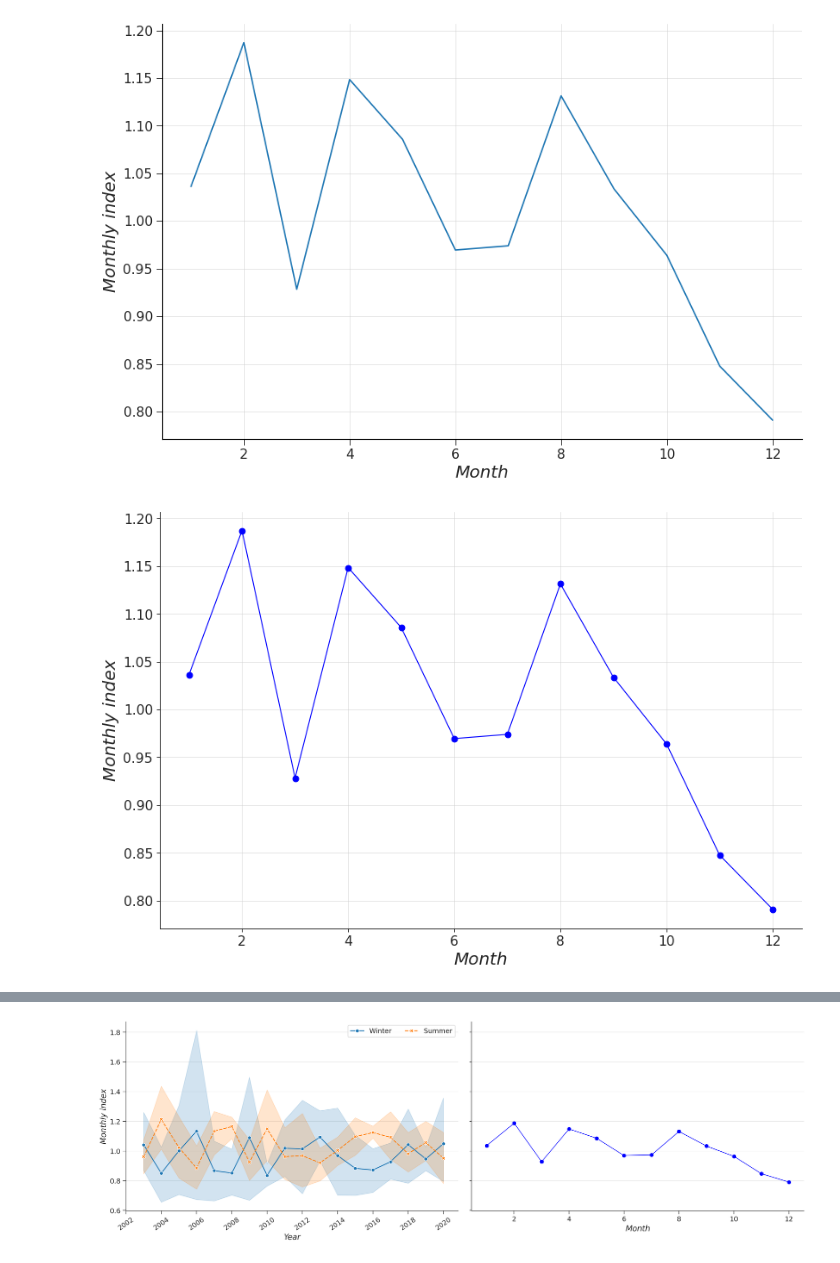
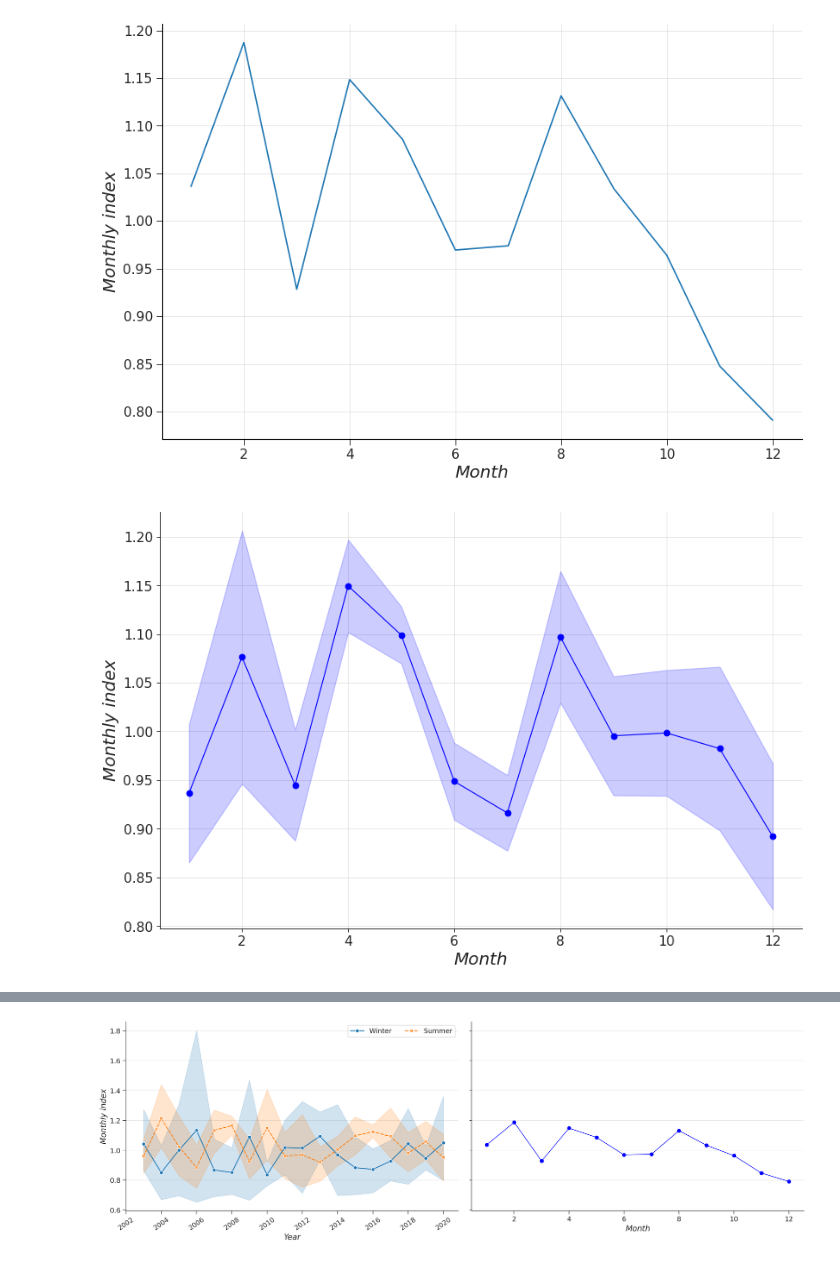
Before and after one commit to ADv0rnik/Data-analysis-for-JER, a Jupyter notebook: Monthly_index_calc.ipynb, the cells around one changed output, grey strips where cells are left out. Cells and saved outputs as stored; diff of their text form; code cells hidden in the pictures.

```diff
--- a/Monthly_index_calc.ipynb
+++ b/Monthly_index_calc.ipynb
@@ -254,7 +254,8 @@ monthly_ind.set_index('Month')
 | 11 | 1.034191 | 0.820262 | 1.517151 | 0.571465 | 0.947444 | 0.714343 | 0.373683 | 0.802596 | 1.238335 | 0.548181 | 1.465846 | ... |
 | 12 | 0.994607 | 0.439237 | 0.659543 | 0.515978 | 0.866942 | 1.155556 | 0.781476 | 0.913725 | 1.220963 | 1.156663 | 1.164746 | ... |
 # %%
-monthly_ind['Mean'] = monthly_ind.iloc[:, 1:9].mean(axis=1)
+monthly_ind['Mean'] = monthly_ind.iloc[:, 1:19].mean(axis=1)
+monthly_ind['SEM'] = monthly_ind.iloc[:, 1:19].sem(axis=1)
 monthly_ind.to_csv('/content/drive/MyDrive/Colab Notebooks/Data for JER/Mon_index2003-2010.csv')
 monthly_ind
 # %% [output]
@@ -291,23 +292,26 @@ plt.grid(alpha = 0.5)
 # %%
 x = monthly_ind['Month']
 y = monthly_ind['Mean']
+err = monthly_ind['SEM']
 fig, ax = plt.subplots(1, figsize = (12,8), dpi = 80)
 #plt.figure(1, figsize = (12,8), dpi = 80)
 plt.plot(x, y,
          color='blue',
          marker='o',
          linestyle='solid',
          linewidth=1,
          markersize = 6)
 plt.xlabel('Month', fontsize = 18, fontstyle='oblique', fontweight = 'medium')
 plt.ylabel('Monthly index', fontsize = 18, fontstyle='oblique', fontweight = 'medium')
 plt.xticks(fontsize = 14)
 plt.yticks(fontsize = 14)
+plt.fill_between(x, y1=y-err, y2=y+err, color = 'blue', alpha=0.2)
+#ax.errorbar(x, y, yerr=err, fmt='o', capsize=5, ecolor='black')
 ax.spines['top'].set_visible(False)
 ax.spines['right'].set_visible(False)
 plt.grid(alpha = 0.5)
 # %% [output]
-[figure, old version]
+[figure, new version]
 # %%
 #использовать цикл для перебора столбцов
 #использовать метод loc[]
```
Also changed, not shown: parts of 7 cells of this notebook.
